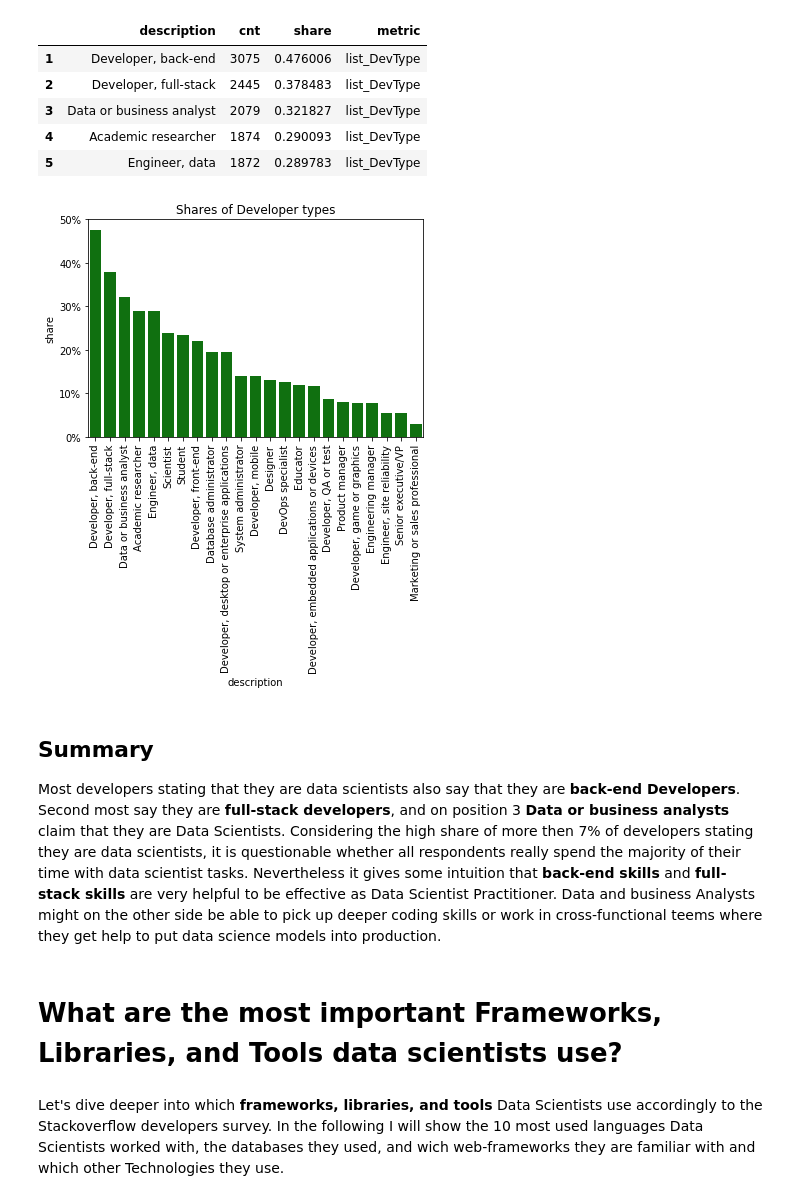
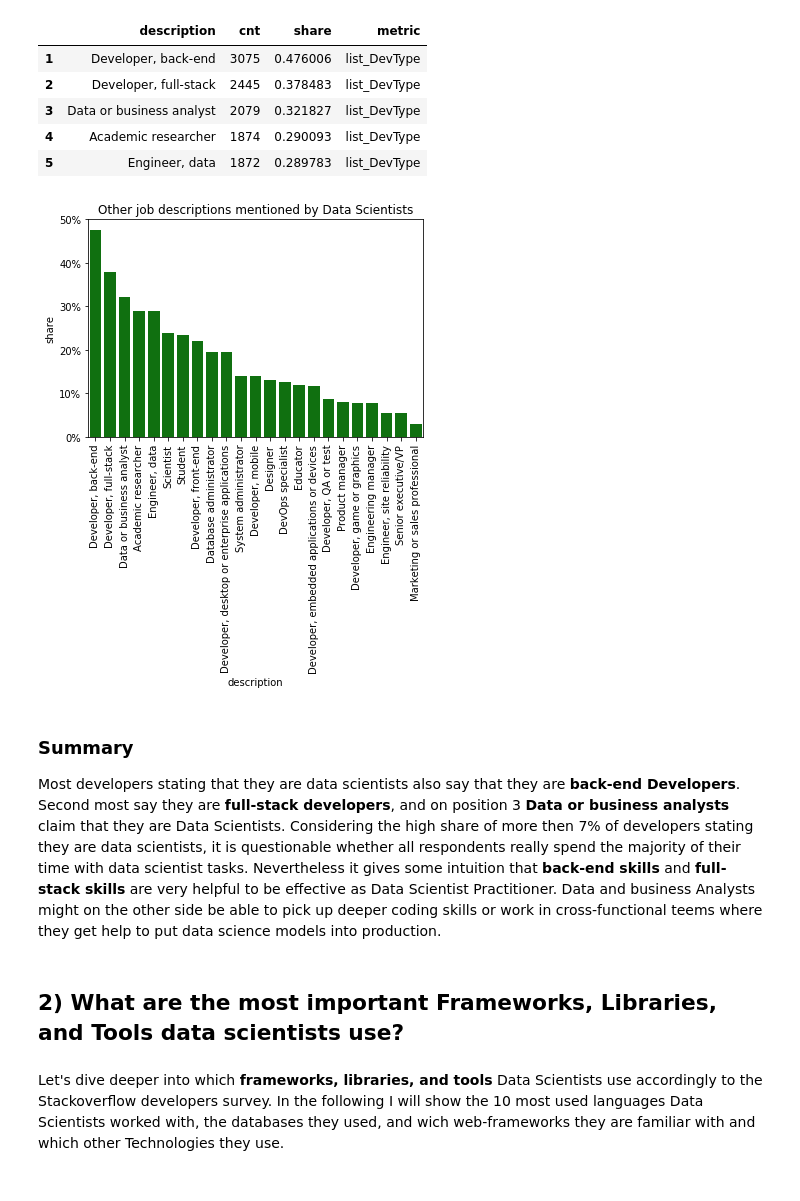
Before and after one commit to StefanTippelt/stack_overflow_developer_survey, a Jupyter notebook: stackoverflow_exploration.ipynb, the cells around one changed output. Saved outputs shown, nothing was run; the diff lists cells and outputs as text; code cells hidden in the pictures.

```diff
--- a/stackoverflow_exploration.ipynb
+++ b/stackoverflow_exploration.ipynb
@@ -65,9 +65,10 @@ df.head()
 | 3 | C++;HTML/CSS;Java;JavaScript;Pyth... | Couchbase;MongoDB;MySQL;Oracle;Po... | Android;Linux;MacOS;Slack;Windows | Django;Express;Flask;jQuery;React... | Cordova;Node.js | ... |
 | 4 | Java;R;SQL | MongoDB;PostgreSQL | Android;Google Cloud Platform;Lin... | NaN | Hadoop | ... |
 # %%
-def split_str_to_list(df: pd.DataFrame, col: str, delimiter: str=';') -> pd.DataFrame:
-    """
-    Split string column to list using delimiter.
+def split_str_to_list(
+    df: pd.DataFrame, col: str, delimiter: str = ";"
+) -> pd.DataFrame:
+    """Split string column to list using delimiter.
 
     Parameters
     ----------
@@ -98,7 +99,7 @@ cols = [
 ]
 
 for col in cols:
-    split_str_to_list(df=ds_df, col=col, delimiter=';')
+    split_str_to_list(df=df, col=col, delimiter=';')
 # %%
 # create dataframe with only `data scientists or machine learning specialists`
 ds_df = df.query('is_data_scientist == True').copy()
@@ -162,8 +161,7 @@ other_dev_types.head()
 | 5 | Engineer, data | 1872 | 0.289783 | list_DevType |
 # %%
 def plot_shares(x: str, y: str, title: str, color: str) -> None:
-    """
-    Plot shares as bar plot.
+    """Plot shares as bar plot.
 
     Parameters
     ----------
@@ -190,19 +188,23 @@ def plot_shares(x: str, y: str, title: str, color: str) -> None:
     return None
 # %%
 plot_shares(
-    x=other_dev_types["description"], y=other_dev_types["share"], title="Shares of Developer types", color="g"
+    x=other_dev_types["description"],
+    y=other_dev_types["share"],
+    title="Other job descriptions mentioned by Data Scientists",
+    color="g",
 )
 # %% [output]
-[figure, old version]
+[figure, new version]
 # %% [markdown]
-## Summary
+### Summary
+
 Most developers stating that they are data scientists also say that they are **back-end Developers**. Second most say they are **full-stack developers**, and on position 3 **Data or business analysts** claim that they are Data Scientists.
 Considering the high share of more then 7% of developers stating they are data scientists, it is questionable whether all respondents really spend the majority of their time with data scientist tasks.
 Nevertheless it gives some intuition that **back-end skills** and **full-stack skills** are very helpful to be effective as Data Scientist Practitioner. Data and business Analysts might on the other side be able to pick up deeper coding skills or work in cross-functional teems where they get help to put data science models into production.
 # %% [markdown]
 <a id='tools'></a>
 
-# What are the most important Frameworks, Libraries, and Tools data scientists use?
+## 2) What are the most important Frameworks, Libraries, and Tools data scientists use?
 # %% [markdown]
 Let's dive deeper into which **frameworks, libraries, and tools** Data Scientists use accordingly to the Stackoverflow developers survey. In the following I will show the 10 most used languages Data Scientists worked with, the databases they used, and wich web-frameworks they are familiar with and which other Technologies they use.
 # %%
```
Also changed, not shown: parts of 14 cells of this notebook.
